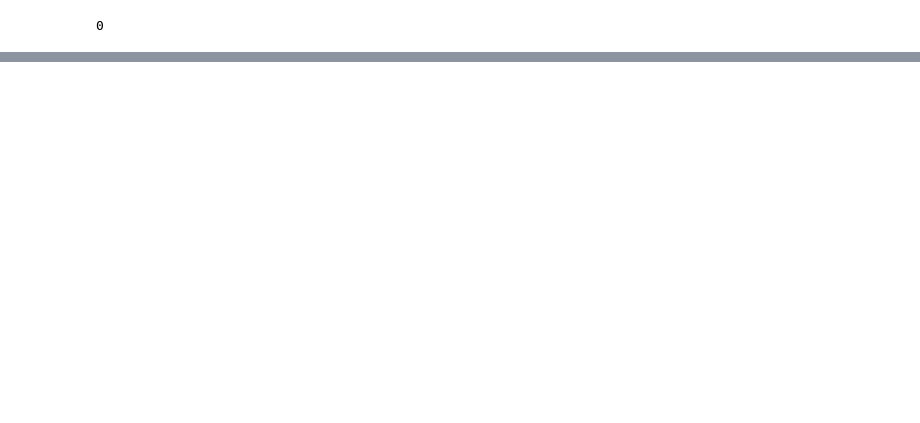
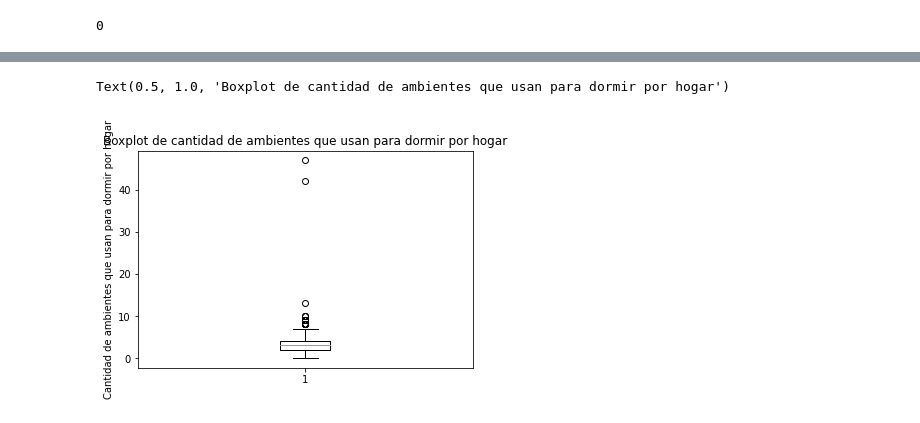
Before and after one commit to practigol/trabajo_final, a Jupyter notebook: crear_dataset.ipynb, the cells around one changed output, grey strips where cells are left out. Saved outputs shown, nothing was run; the diff lists cells and outputs as text; code cells hidden in the pictures; blank space fills up the shorter version.

```diff
--- a/crear_dataset.ipynb
+++ b/crear_dataset.ipynb
@@ -411,0 +728,4 @@ no_nulos = [var for var in df.columns if df[var].dtype=='O']
+# %%
+#acotamos el rango de 1 a 10
+
+df_dataset_corregido['IV2'] = df_dataset_corregido['IV2'].clip(lower=1,upper = 10)
@@ -411,0 +764,7 @@ no_nulos = [var for var in df.columns if df[var].dtype=='O']
+# %%
+plt.boxplot(df_dataset_corregido['II1'])
+plt.ylabel("Cantidad de ambientes que usan para dormir por hogar")
+plt.title("Boxplot de cantidad de ambientes que usan para dormir por hogar")
+# %% [output]
+Text(0.5, 1.0, 'Boxplot de cantidad de ambientes que usan para dormir por hogar')
+[figure, added]
```
Also changed, not shown: parts of 61 cells of this notebook.
